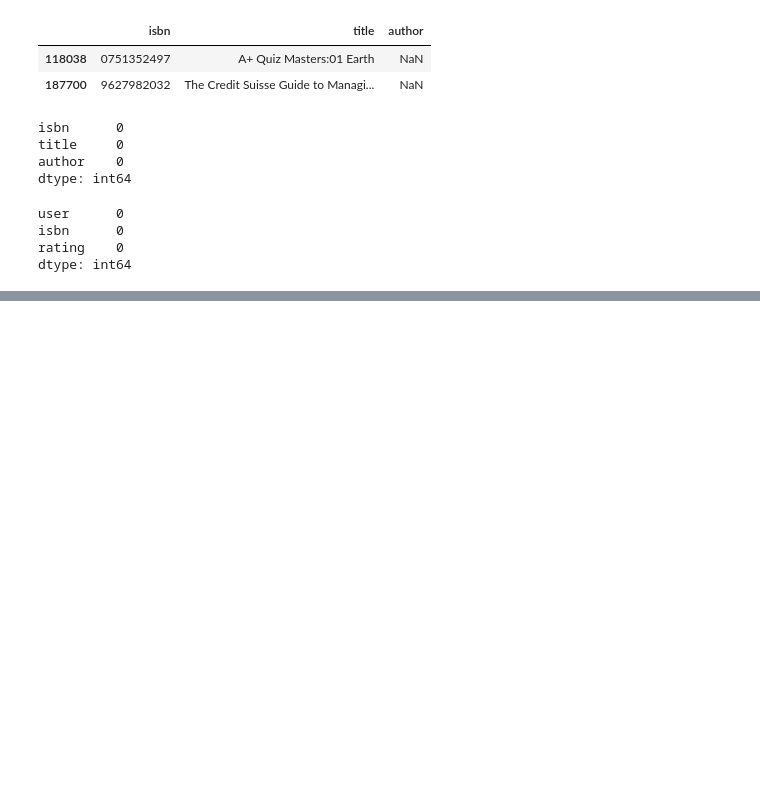
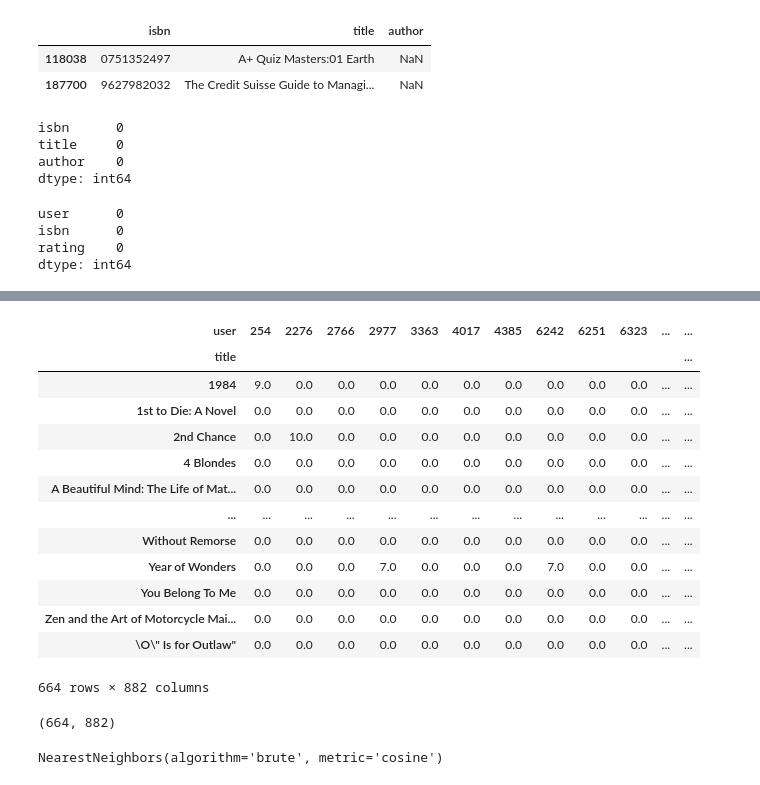
Before and after one commit to marius2347/Book-Recommendation-Engine-using-Machine-Learning-in-Python-on-FreeCodeCamp, a Jupyter notebook: knn.ipynb, the cells around one changed output, grey strips where cells are left out. Saved outputs shown, nothing was run; the diff lists cells and outputs as text; code cells hidden in the pictures; blank space fills up the shorter version.

```diff
--- a/knn.ipynb
+++ b/knn.ipynb
@@ -156,0 +126,11 @@ def get_recommends(book = ""):
+# %%
+# remove from the dataset users with less than 200 ratings and books with less than 100 ratings
+
+count_user = (df_ratings['user'].value_counts() > 200)
+count_title = (df_ratings['isbn'].value_counts() > 100)
+
+filt_user = df_ratings['user'].isin(count_user[count_user].index)
+filt_title = df_ratings['isbn'].isin(count_title[count_title].index)
+df_ratings = df_ratings[filt_user]
+df_ratings = df_ratings[filt_title]
+df_ratings
@@ -156,0 +151,35 @@ def get_recommends(book = ""):
+# %%
+# merge ratings with books
+new_df = pd.merge(right = df_ratings, left = df_books, on = "isbn")
+
+new_df.drop_duplicates(["title", "user"], inplace = True)
+
+piv_df = new_df.pivot(index = 'title', columns = 'user', values = 'rating').fillna(0)
+piv_df
+# %% [output]
+| user | 254 | 2276 | 2766 | 2977 | 3363 | 4017 | 4385 | 6242 | 6251 | 6323 | ... | ... |
+| title |  |  |  |  |  |  |  |  |  |  |  | ... |
+| 1984 | 9.0 | 0.0 | 0.0 | 0.0 | 0.0 | 0.0 | 0.0 | 0.0 | 0.0 | 0.0 | ... | ... |
+| 1st to Die: A Novel | 0.0 | 0.0 | 0.0 | 0.0 | 0.0 | 0.0 | 0.0 | 0.0 | 0.0 | 0.0 | ... | ... |
+| 2nd Chance | 0.0 | 10.0 | 0.0 | 0.0 | 0.0 | 0.0 | 0.0 | 0.0 | 0.0 | 0.0 | ... | ... |
+| 4 Blondes | 0.0 | 0.0 | 0.0 | 0.0 | 0.0 | 0.0 | 0.0 | 0.0 | 0.0 | 0.0 | ... | ... |
+| A Beautiful Mind: The Life of Mat... | 0.0 | 0.0 | 0.0 | 0.0 | 0.0 | 0.0 | 0.0 | 0.0 | 0.0 | 0.0 | ... | ... |
+| ... | ... | ... | ... | ... | ... | ... | ... | ... | ... | ... | ... | ... |
+| Without Remorse | 0.0 | 0.0 | 0.0 | 0.0 | 0.0 | 0.0 | 0.0 | 0.0 | 0.0 | 0.0 | ... | ... |
+| Year of Wonders | 0.0 | 0.0 | 0.0 | 7.0 | 0.0 | 0.0 | 0.0 | 7.0 | 0.0 | 0.0 | ... | ... |
+| You Belong To Me | 0.0 | 0.0 | 0.0 | 0.0 | 0.0 | 0.0 | 0.0 | 0.0 | 0.0 | 0.0 | ... | ... |
+| Zen and the Art of Motorcycle Mai... | 0.0 | 0.0 | 0.0 | 0.0 | 0.0 | 0.0 | 0.0 | 0.0 | 0.0 | 0.0 | ... | ... |
+| \O\" Is for Outlaw" | 0.0 | 0.0 | 0.0 | 0.0 | 0.0 | 0.0 | 0.0 | 0.0 | 0.0 | 0.0 | ... | ... |
+664 rows × 882 columns
+# %%
+# make the matrix for training
+matrix = piv_df.values
+matrix.shape
+# %% [output]
+(664, 882)
+# %%
+# train the model
+knn = NearestNeighbors(metric = 'cosine', algorithm = 'brute')
+knn.fit(matrix)
+# %% [output]
+NearestNeighbors(algorithm='brute', metric='cosine')
```
Also changed, not shown: parts of 8 cells of this notebook, 2 other files.
